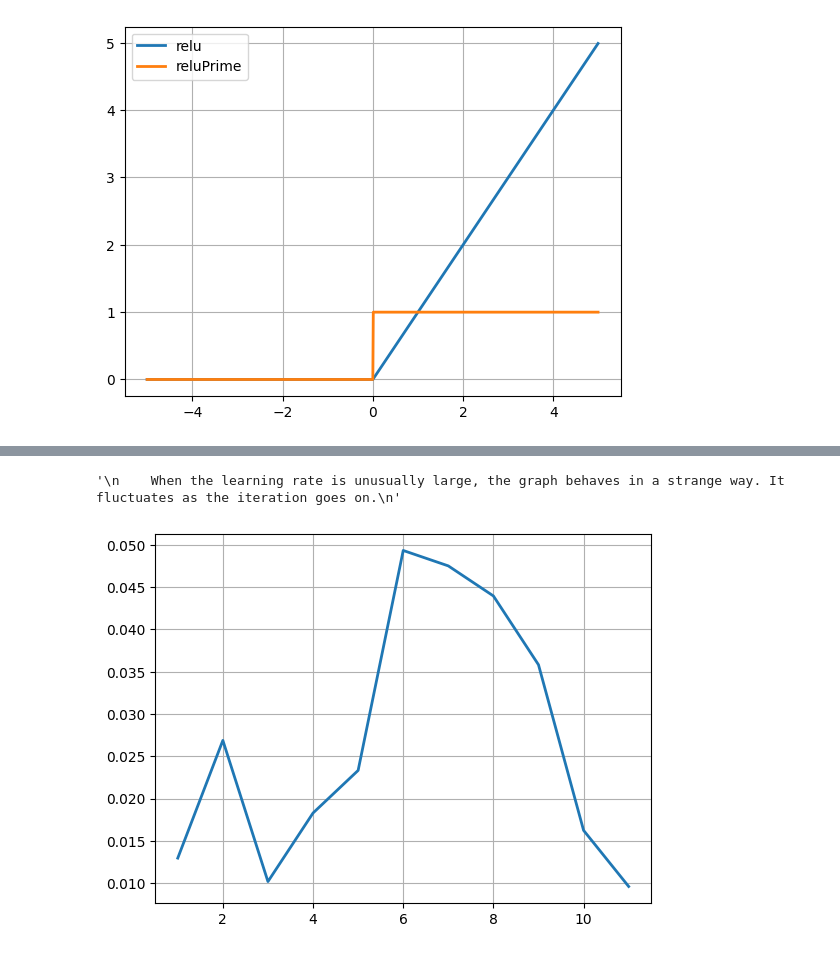
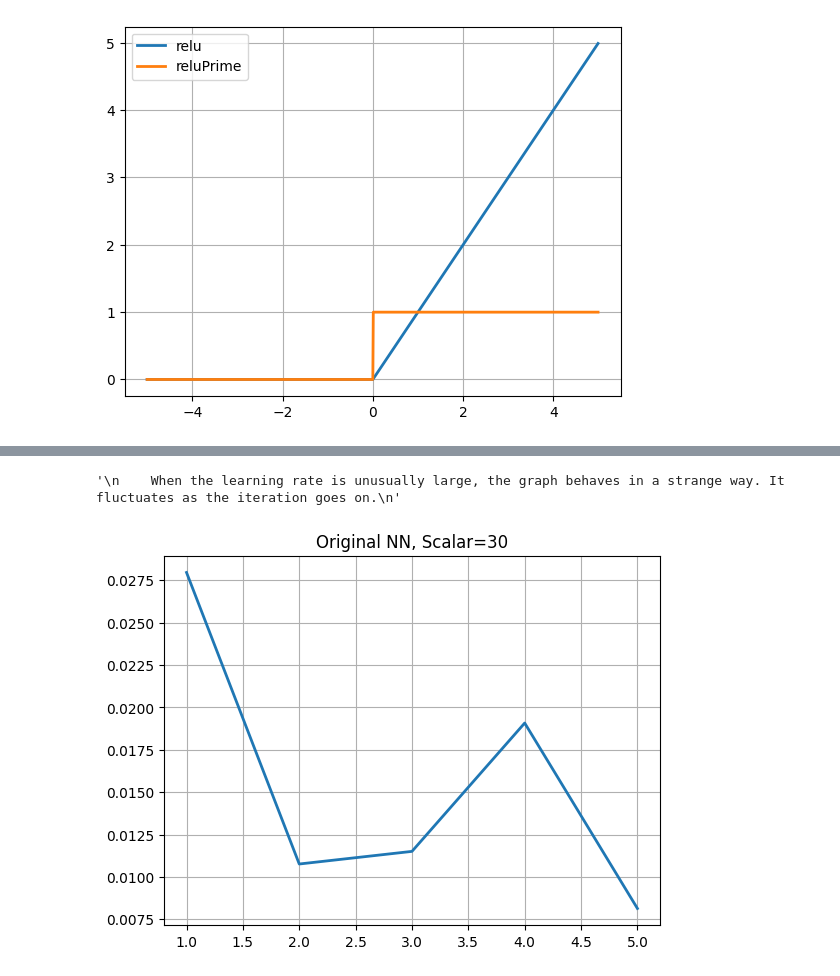
Before and after one commit to khanhthien123/CogSci131-Sp2024, a Jupyter notebook: NeuralNetsSummer23.ipynb, the cells around one changed output, grey strips where cells are left out. Cells and saved outputs as stored; diff of their text form; code cells hidden in the pictures.

```diff
--- a/NeuralNetsSummer23.ipynb
+++ b/NeuralNetsSummer23.ipynb
@@ -212,7 +214,7 @@ dJdW1,dJdW2=NN.costFunctionPrime(X,y)
 NN.W1 = NN.W1-scalar*dJdW1
 NN.W2 = NN.W2-scalar*dJdW2
 cost = NN.costFunction(X,y)
-scalar=0.2
+scalar=0.01
 threshold = 1e-2
 costs = [cost]
 iterations = [0]
@@ -227,5 +229,6 @@ while cost > threshold:
     costs.append(cost)
 
 plt.plot(iterations, costs, linewidth=2)
+plt.title("Original NN" + ", Scalar=" + str(scalar))
 plt.grid(1)
 # %% [output]
@@ -233,29 +236,30 @@ plt.grid(1)
 # %%
 #Unusually large learning rate
 NN_2=Neural_Network()
-scalar=50
+scalar=30
 costs = []
 iterations = []
 cost = NN_2.costFunction(X, y)
 i = 1
 while cost > threshold:
     dJdW1,dJdW2=NN_2.costFunctionPrime(X,y)
     NN_2.W1 = NN_2.W1-scalar*dJdW1
     NN_2.W2 = NN_2.W2-scalar*dJdW2
     cost = NN_2.costFunction(X,y)
     iterations.append(i)
     i += 1
     costs.append(cost)
 
 plt.plot(iterations, costs, linewidth=2)
+plt.title("Original NN" + ", Scalar=" + str(scalar))
 plt.grid(1)
 
 """
     When the learning rate is unusually large, the graph behaves in a strange way. It fluctuates as the iteration goes on.
 """
 # %% [output]
 '\n    When the learning rate is unusually large, the graph behaves in a strange way. It fluctuates as the iteration goes on.\n'
-[figure, old version]
+[figure, new version]
 # %%
 # Normal NN With Relu
 NN_Relu=Neural_Network()
```
Also changed, not shown: parts of 10 cells of this notebook.
